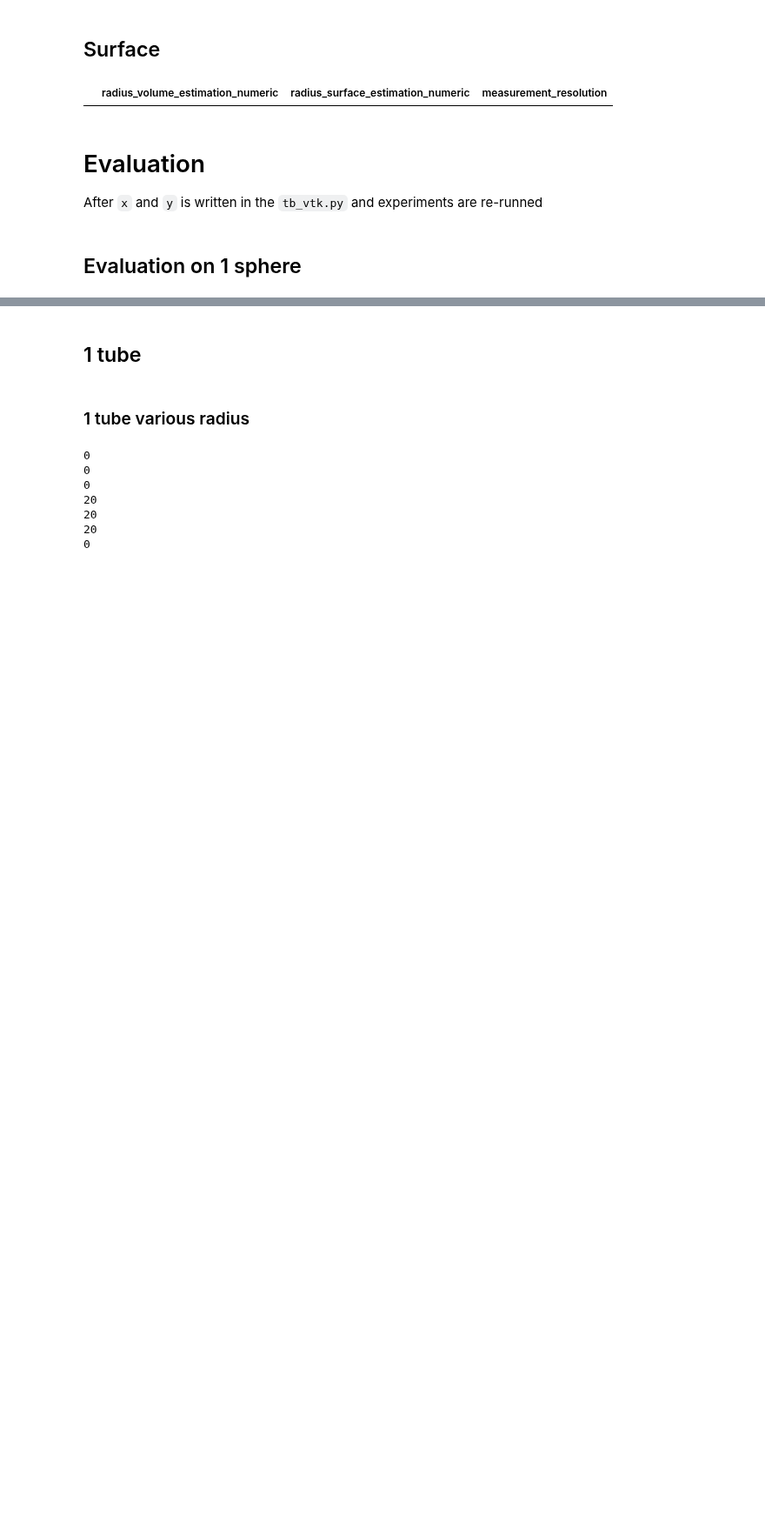
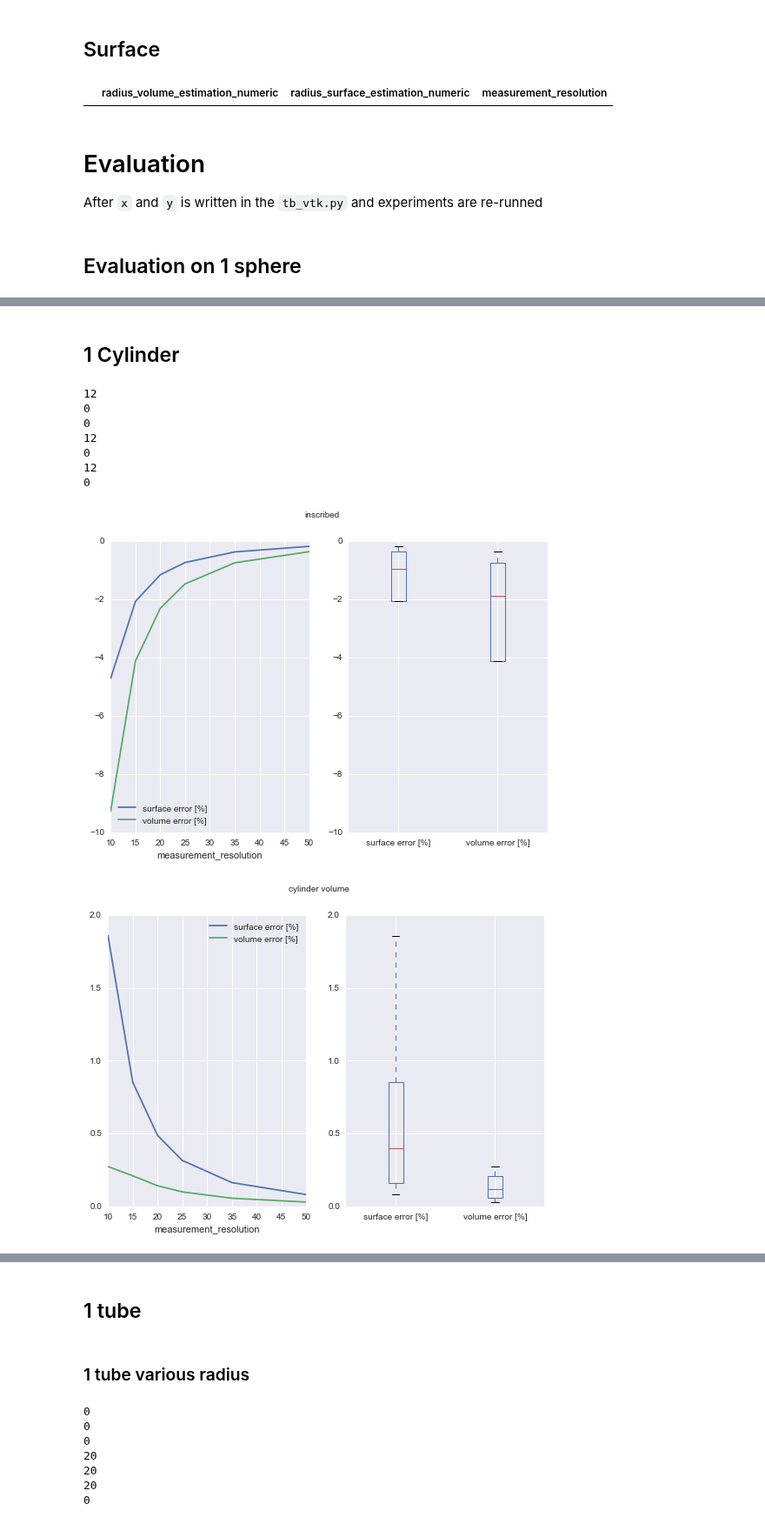
Before and after one commit to mjirik/teigen, a Jupyter notebook: examples/measured_compensation_factor.ipynb, the cells around one changed output, grey strips where cells are left out. Shown at 87% size. Drawn from its saved outputs; the diff is of its cells as text; code cells hidden in the pictures; blank space fills up the shorter version.

```diff
--- a/examples/measured_compensation_factor.ipynb
+++ b/examples/measured_compensation_factor.ipynb
@@ -253,0 +276,26 @@ for radius_method in [
+# %% [markdown]
+## 1 Cylinder
+# %%
+for radius_method in [
+    "inscribed", "circumscribed",
+    "average",
+    "cylinder volume",
+    "cylinder surface",
+    "cylinder volume + sphere compensation",
+    "cylinder surface + sphere compensation",
+]:
+    dfs = df[
+        df["output note"] == "compensation method 1 cylinder " + radius_method
+    ]
+    dfsp = show_error(dfs) #, x_key="radius_distribution_mean")
+    print len(dfs)
+# %% [output]
+12
+0
+0
+12
+0
+12
+0
+[figure, added]
+[figure, added]
```
Also changed, not shown: parts of 4 cells of this notebook.
